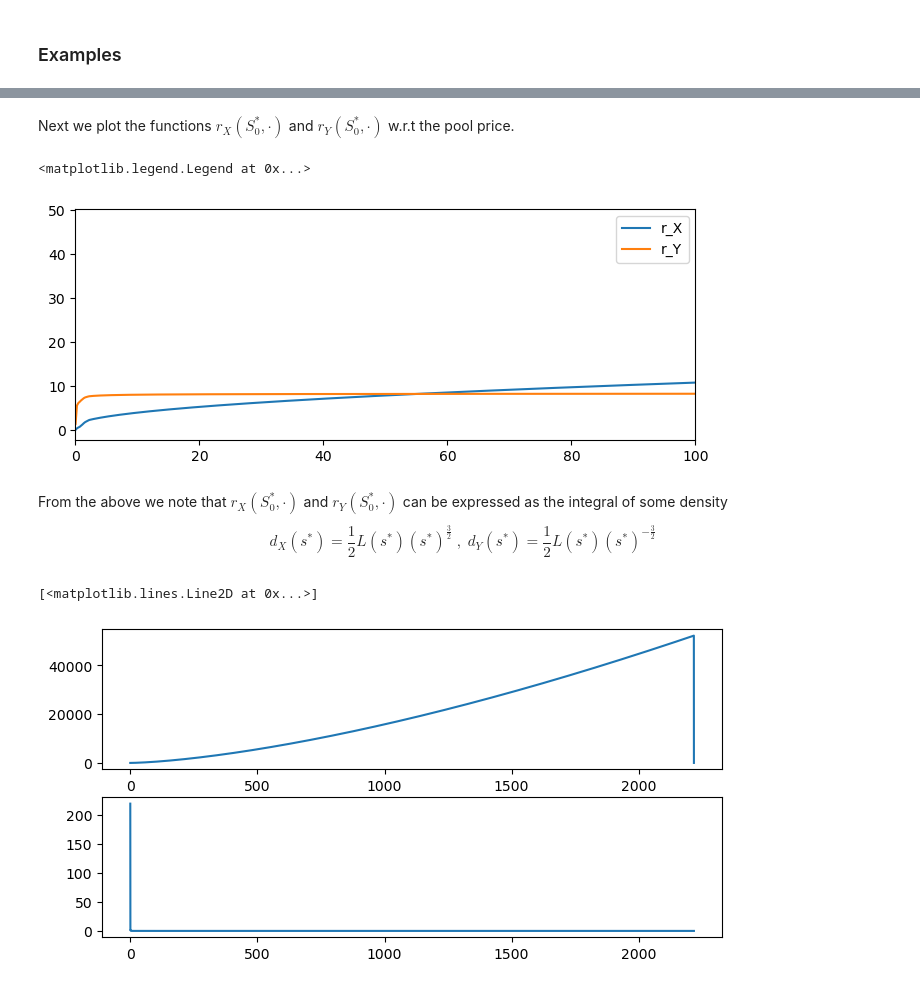
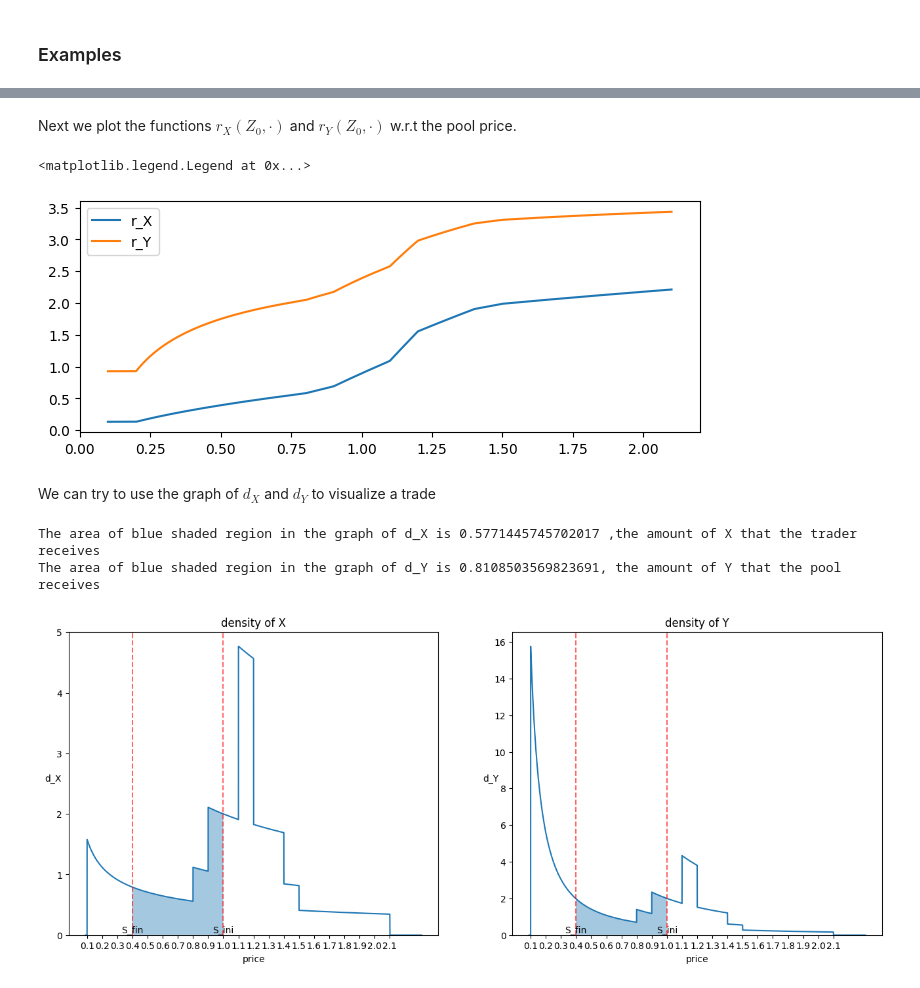
Before and after one commit to std92050/AMM, a Jupyter notebook: AMM/V3_trading_and_liquidity.ipynb, the cells around one changed output, grey strips where cells are left out. Saved outputs shown, nothing was run; the diff lists cells and outputs as text; code cells hidden in the pictures.

````diff
--- a/AMM/V3_trading_and_liquidity.ipynb
+++ b/AMM/V3_trading_and_liquidity.ipynb
@@ -120,3 +124,16 @@ def r_Y(S_pool_0 , S_pool_1,L_array,ticks_array):
+# %%
+def d_X(z,L_array,ticks_array):
+    i=activated_ticks_index(z,ticks_array)
+    if i==-1:
+        return 0
+    else:
+        return 1/2*L_array[i]*z**(-1/2)
+def d_Y(z,L_array,ticks_array):
+    i=activated_ticks_index(z,ticks_array)
+    if i==-1:
+        return 0
+    else:
+        return 1/2*L_array[i]*z**(-3/2)
 # %% [markdown]
 Parameters:
 - ```delta_y```: The amount of asset $Y$ the trader wants to sell/buy. When the input is positive, the trader sells $Y$ to the pool. And when it is negative, the trader buys $Y$ from the pool.
@@ -179,15 +251,17 @@ array([0, 1, 2, 3, 4, 5, 6, 7, 8, 9])
 # %%
-ticks_array=np.array([1.5**i for i in range(-10,20)])
+ticks_array=np.array([ i/10 for i in range(1,22)])
 index = activated_ticks_index(1,ticks_array)
 L_array = np.ones_like(ticks_array)
-L_array[index] = 3
-L_array[index-1] = 2
-L_array[index+1] = 2
-L_array[-1] = 0
+for i in range(len(L_array)-1):
+    if i == 7 or i==13:
+        L_array[i]=2
+    if i ==8 or i==9 or i==11 or i==12:
+        L_array[i]=4
+    if i==10:
+        L_array[i]=10
 plt.figure(figsize=(8,4))
 plt.bar(ticks_array , L_array , width =np.append(np.diff(ticks_array),0),align='edge',ec='black')
 plt.title("liquidity distribution")
-plt.xlim(0,40)
 plt.xlabel("pool price")
 plt.ylabel("liquidity")
 # %% [output]
@@ -196,5 +270,5 @@ Text(0, 0.5, 'liquidity')
 # %% [markdown]
-Next we plot the functions $r_X(S^*_0,\cdot)$ and $r_Y(S^*_0,\cdot)$ w.r.t the pool price.
+Next we plot the functions $r_X(Z_0,\cdot)$ and $r_Y(Z_0,\cdot)$ w.r.t the pool price.
 # %%
 plt.figure(figsize=(8,3))
 
@@ -204,20 +278,15 @@ r_X_array = np.array([r_X(P_0 , s , L_array,ticks_array) for s in np.linspace(P_
 r_Y_array = np.array([r_Y(P_0 , s , L_array,ticks_array) for s in np.linspace(P_0,P_max,10**4)])
 plt.plot(np.linspace(P_0,P_max,10**4),r_X_array,label="r_X")
 plt.plot(np.linspace(P_0,P_max,10**4),r_Y_array,label="r_Y")
-plt.xlim(0,100)
 plt.legend()
 # %% [output]
 <matplotlib.legend.Legend at 0x...>
-[figure, old version]
+[figure, new version]
-# %% [markdown]
-From the above we note that $r_X(S^*_0,\cdot)$ and $r_Y(S^*_0,\cdot)$ can be expressed as the integral of some
-density $$d_X(s^*) = \frac{1}{2}L(s^*)(s^*)^\frac{3}{2} \; , \; d_Y(s^*) = \frac{1}{2}L(s^*)(s^*)^{-\frac{3}{2}}$$
+# %% [markdown]
+We can try to use the graph of $d_X$ and $d_Y$ to visualize a trade
 # %%
-fig,ax =plt.subplots(2,1,figsize=(8,4))
-d_X = np.array([1/2*L_array[activated_ticks_index(s,ticks_array)]*s**(3/2) for s in np.linspace(P_0,P_max,10**4)] )
-d_Y = np.array([1/2*L_array[activated_ticks_index(s,ticks_array)]*s**(-3/2) for s in np.linspace(P_0,P_max,10**4)] )
-ax[0].plot(np.linspace(P_0,P_max,10**4),d_X)
-ax[1].plot(np.linspace(P_0,P_max,10**4),d_Y)
+trade_plot(1,0.997,1,L_array,ticks_array)
 # %% [output]
-[<matplotlib.lines.Line2D at 0x...>]
+The area of blue shaded region in the graph of d_X is 0.5771445745702017 ,the amount of X that the trader receives
+The area of blue shaded region in the graph of d_Y is 0.8108503569823691, the amount of Y that the pool receives
-[figure, old version]
+[figure, new version]
````
Also changed, not shown: parts of 11 cells of this notebook, 2 other files.
